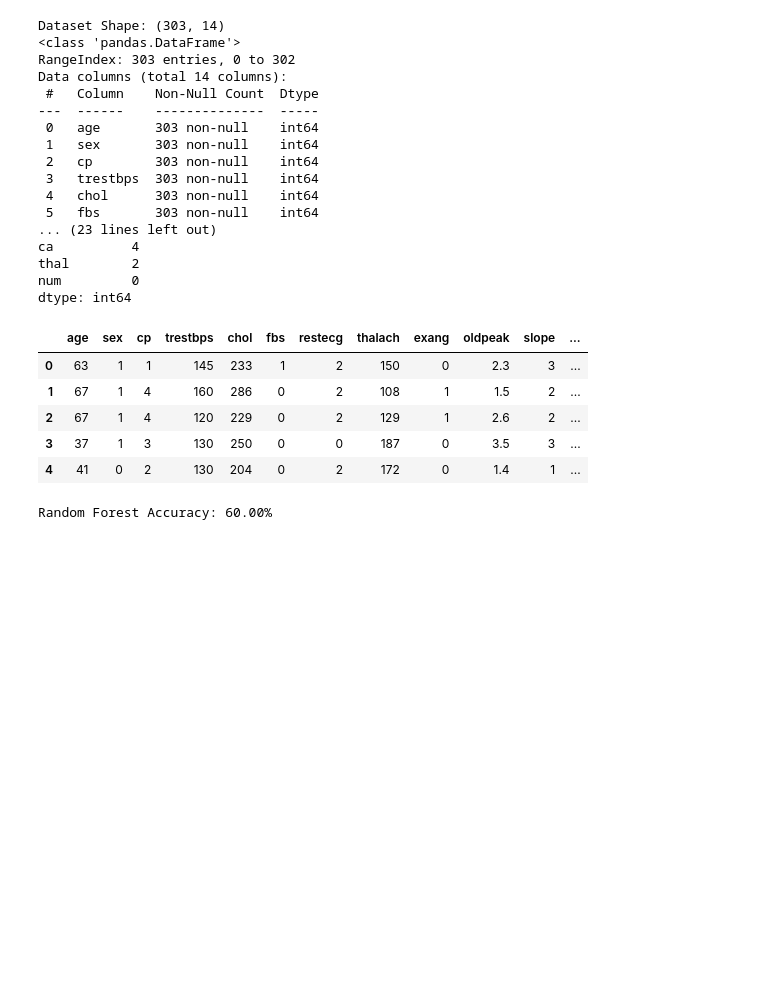
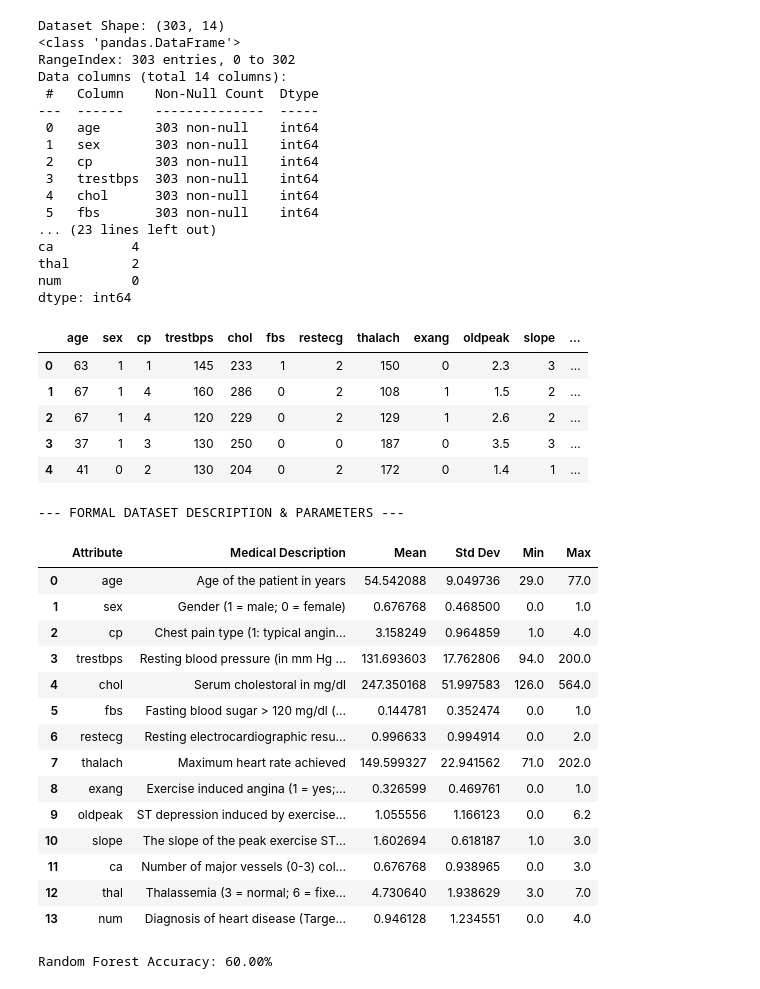
Before and after one commit to NIKKAvRULZ/ML-Heart-Disease-Prediction, a Jupyter notebook: heart_disease_analysis.ipynb, the cells around one changed output. Cells and saved outputs as stored; diff of their text form; code cells hidden in the pictures; blank space fills up the shorter version.

Commit message:
feat: Add formal dataset description and summary statistics to analysis notebook

```diff
--- a/heart_disease_analysis.ipynb
+++ b/heart_disease_analysis.ipynb
@@ -71,6 +43,55 @@ dtype: int64
 | 2 | 67 | 1 | 4 | 120 | 229 | 0 | 2 | 129 | 1 | 2.6 | 2 | ... |
 | 3 | 37 | 1 | 3 | 130 | 250 | 0 | 0 | 187 | 0 | 3.5 | 3 | ... |
 | 4 | 41 | 0 | 2 | 130 | 204 | 0 | 2 | 172 | 0 | 1.4 | 1 | ... |
+# %%
+import pandas as pd
+
+# 1. Define the medical metadata for each attribute
+attribute_info = {
+    'age': 'Age of the patient in years',
+    'sex': 'Gender (1 = male; 0 = female)',
+    'cp': 'Chest pain type (1: typical angina, 2: atypical angina, 3: non-anginal pain, 4: asymptomatic)',
+    'trestbps': 'Resting blood pressure (in mm Hg on admission to the hospital)',
+    'chol': 'Serum cholestoral in mg/dl',
+    'fbs': 'Fasting blood sugar > 120 mg/dl (1 = true; 0 = false)',
+    'restecg': 'Resting electrocardiographic results (0: normal, 1: ST-T wave abnormality, 2: left ventricular hypertrophy)',
+    'thalach': 'Maximum heart rate achieved',
+    'exang': 'Exercise induced angina (1 = yes; 0 = no)',
+    'oldpeak': 'ST depression induced by exercise relative to rest',
+    'slope': 'The slope of the peak exercise ST segment',
+    'ca': 'Number of major vessels (0-3) colored by flourosopy',
+    'thal': 'Thalassemia (3 = normal; 6 = fixed defect; 7 = reversable defect)',
+    'num': 'Diagnosis of heart disease (Target: 0 = Healthy, 1-4 = Heart Disease Presence)'
+}
+
+# 2. Create a summary table
+summary_df = pd.DataFrame(list(attribute_info.items()), columns=['Attribute', 'Medical Description'])
+
+# 3. Add statistical data to the summary for extra "Good" marks
+stats = df.describe().T[['mean', 'std', 'min', 'max']].reset_index()
+stats.columns = ['Attribute', 'Mean', 'Std Dev', 'Min', 'Max']
+
+# 4. Merge and display
+formal_description = pd.merge(summary_df, stats, on='Attribute')
+print("--- FORMAL DATASET DESCRIPTION & PARAMETERS ---")
+display(formal_description)
+# %% [output]
+--- FORMAL DATASET DESCRIPTION & PARAMETERS ---
+|  | Attribute | Medical Description | Mean | Std Dev | Min | Max |
+| 0 | age | Age of the patient in years | 54.542088 | 9.049736 | 29.0 | 77.0 |
+| 1 | sex | Gender (1 = male; 0 = female) | 0.676768 | 0.468500 | 0.0 | 1.0 |
+| 2 | cp | Chest pain type (1: typical angin... | 3.158249 | 0.964859 | 1.0 | 4.0 |
+| 3 | trestbps | Resting blood pressure (in mm Hg ... | 131.693603 | 17.762806 | 94.0 | 200.0 |
+| 4 | chol | Serum cholestoral in mg/dl | 247.350168 | 51.997583 | 126.0 | 564.0 |
+| 5 | fbs | Fasting blood sugar > 120 mg/dl (... | 0.144781 | 0.352474 | 0.0 | 1.0 |
+| 6 | restecg | Resting electrocardiographic resu... | 0.996633 | 0.994914 | 0.0 | 2.0 |
+| 7 | thalach | Maximum heart rate achieved | 149.599327 | 22.941562 | 71.0 | 202.0 |
+| 8 | exang | Exercise induced angina (1 = yes;... | 0.326599 | 0.469761 | 0.0 | 1.0 |
+| 9 | oldpeak | ST depression induced by exercise... | 1.055556 | 1.166123 | 0.0 | 6.2 |
+| 10 | slope | The slope of the peak exercise ST... | 1.602694 | 0.618187 | 1.0 | 3.0 |
+| 11 | ca | Number of major vessels (0-3) col... | 0.676768 | 0.938965 | 0.0 | 3.0 |
+| 12 | thal | Thalassemia (3 = normal; 6 = fixe... | 4.730640 | 1.938629 | 3.0 | 7.0 |
+| 13 | num | Diagnosis of heart disease (Targe... | 0.946128 | 1.234551 | 0.0 | 4.0 |
 # %%
 %pip install scikit-learn
 # %%
```
Also changed, not shown: parts of 1 cell of this notebook.
